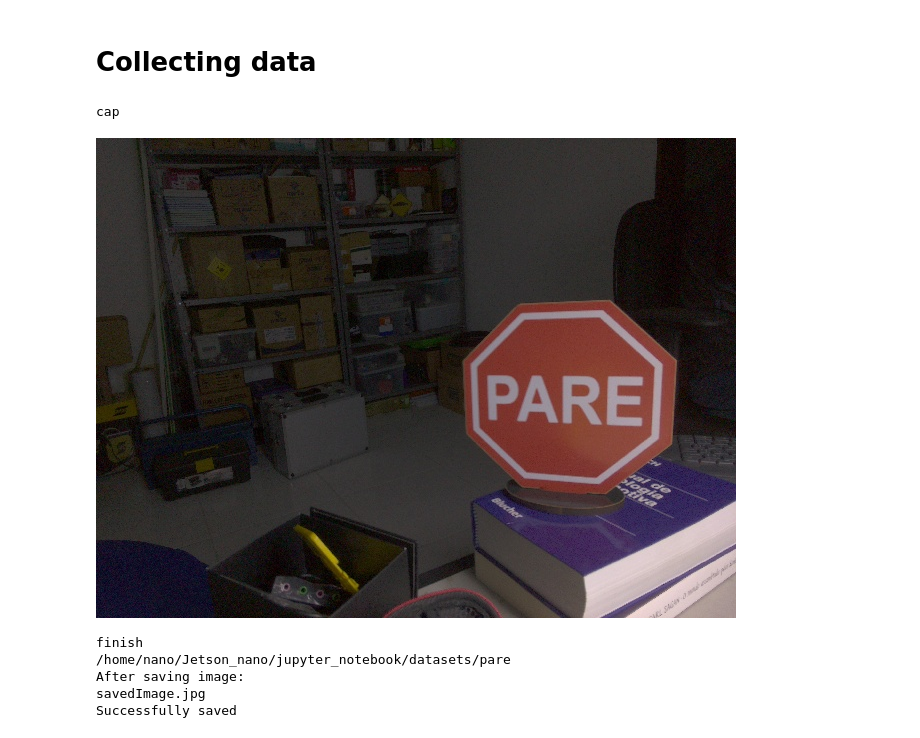
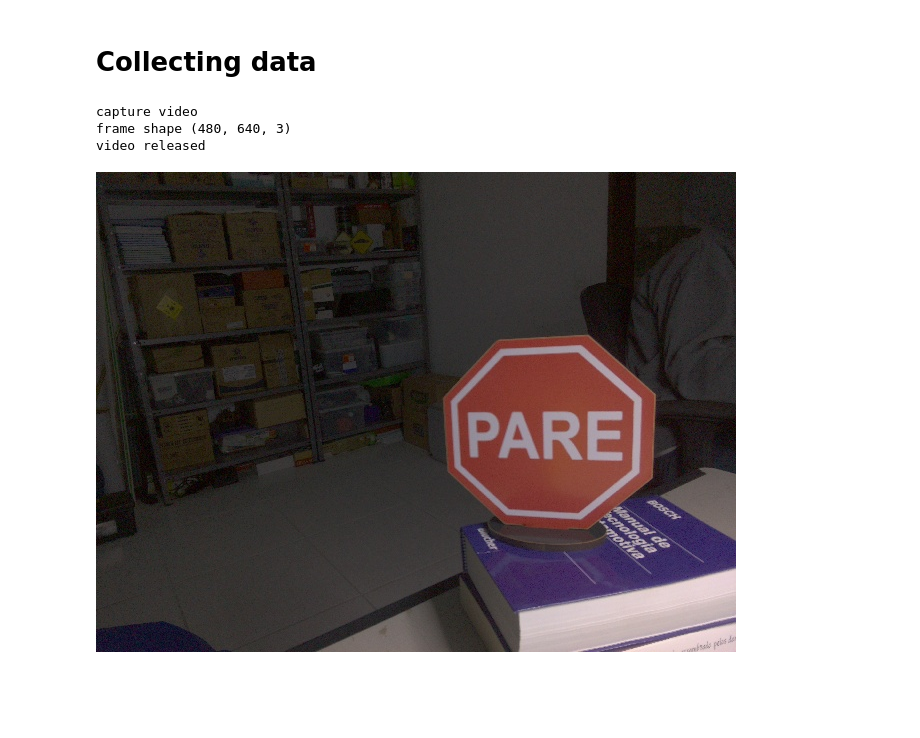
Before and after one commit to WilsonQueirozdeOliveira/jetson_nano, a Jupyter notebook: jupyter_notebook/cyber_project_development.ipynb, the cells around one changed output. Saved outputs shown, nothing was run; the diff lists cells and outputs as text; code cells hidden in the pictures; blank space fills up the shorter version.

Commit message:
collecting data with a button

```diff
--- a/jupyter_notebook/cyber_project_development.ipynb
+++ b/jupyter_notebook/cyber_project_development.ipynb
@@ -73,35 +73,56 @@ from IPython import display
 import os
 import ipywidgets as widgets
 # %%
-def cap_video(video_index):
+button = widgets.Button(description="image pare")
+output = widgets.Output()
+
+def save_image():
     try:
-        cap = cv2.VideoCapture(video_index)
-        print("cap")
+        cap = cv2.VideoCapture('nvarguscamerasrc ! video/x-raw(memory:NVMM), width=3280, height=2464, format=NV12, framerate=21/1 ! nvvidconv flip-method=0 ! video/x-raw, width=640, height=480, format=BGRx ! videoconvert ! video/x-raw, format=BGR ! appsink')
+        print("capture video")
     except:
         print("Cannot Open Device")
     ret, frame = cap.read()
     while not ret:
         ret, frame = cap.read()
+
+    ret, frame = cap.read()
+    %cd /home/nano/Jetson_nano/jupyter_notebook/datasets/pare
+    filename = 'pare_2.jpg'
+    cv2.imwrite(filename, frame)
+    print("After saving image show files:")
+    %ls
+    print('Successfully saved')
+
+def on_button_clicked(b):
+    with output:
+        save_image()
+        print("image pare saved.")
+
+def cap_video(video_index):
+    try:
+        cap = cv2.VideoCapture(video_index)
+        print("capture video")
+    except:
+        print("Cannot Open Device")
+    ret, frame = cap.read()
+    while not ret:
+        ret, frame = cap.read()
+
+    print("frame shape",frame.shape)
     _,ret_array = cv2.imencode('.jpg', frame)
 
     i = display.Image(data=ret_array)
-    display.display(i)
+
     cap.release()
-    print("finish")
-
-    %cd /home/nano/Jetson_nano/jupyter_notebook/datasets/pare
-    filename = 'savedImage.jpg'
-    cv2.imwrite(filename, frame)
-    print("After saving image:")
-    %ls
-    print('Successfully saved')
+    print("video released")
+    display.display(i,button,output)
 
 cap_video('nvarguscamerasrc ! video/x-raw(memory:NVMM), width=3280, height=2464, format=NV12, framerate=21/1 ! nvvidconv flip-method=0 ! video/x-raw, width=640, height=480, format=BGRx ! videoconvert ! video/x-raw, format=BGR ! appsink')
+
+button.on_click(on_button_clicked)
 # %% [output]
-cap
+capture video
+frame shape (480, 640, 3)
+video released
-[figure, old version]
+[figure, new version]
-finish
-/home/nano/Jetson_nano/jupyter_notebook/datasets/pare
-After saving image:
-savedImage.jpg
-Successfully saved
```
Also changed, not shown: parts of 2 cells of this notebook.
